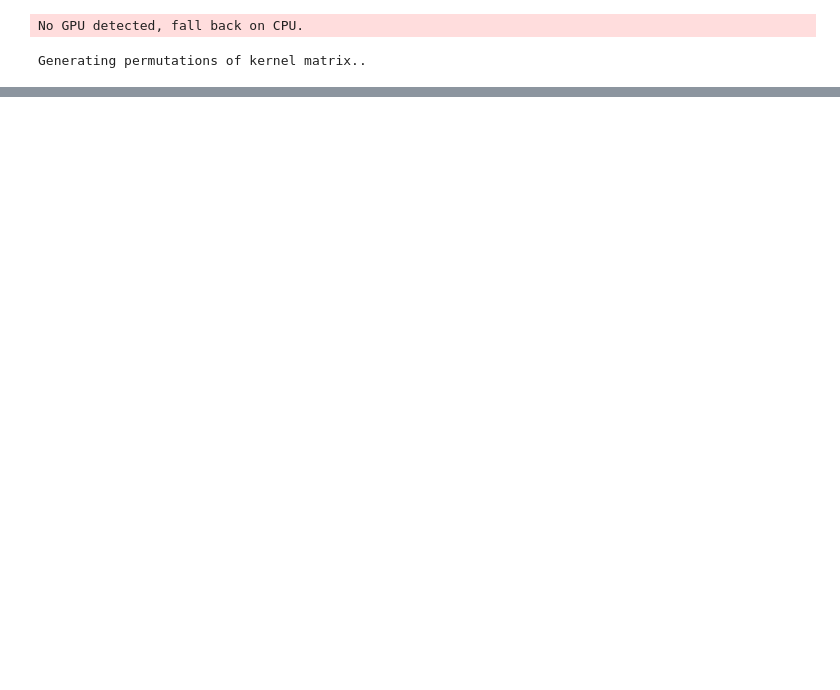
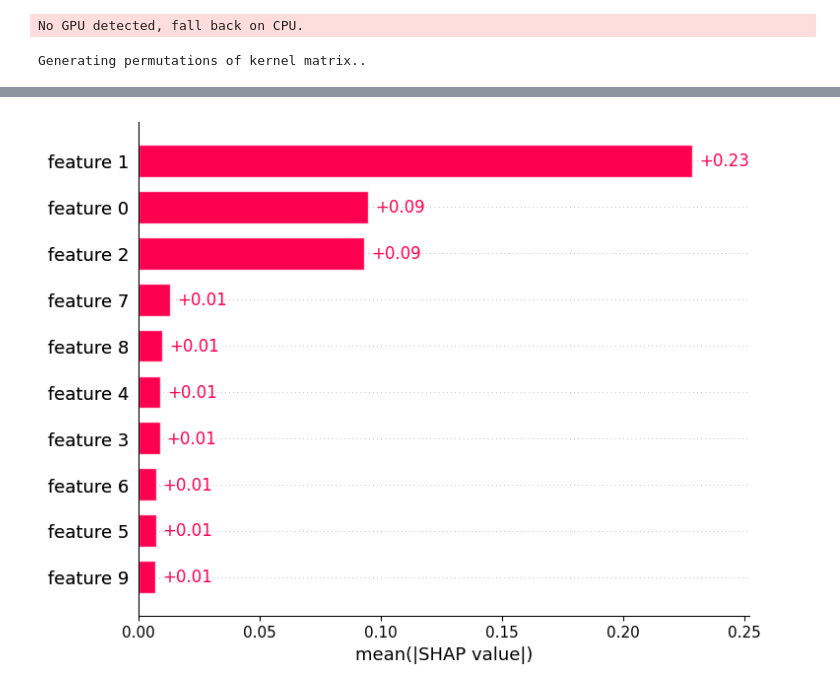
Before and after one commit to maximeLR/mlep, a Jupyter notebook: Chapter03/edition2-alibi-detect-examples/ed2-alibi-detect-ch3.ipynb, the cells around one changed output, grey strips where cells are left out. Saved outputs shown, nothing was run; the diff lists cells and outputs as text; code cells hidden in the pictures; blank space fills up the shorter version.

```diff
--- a/Chapter03/edition2-alibi-detect-examples/ed2-alibi-detect-ch3.ipynb
+++ b/Chapter03/edition2-alibi-detect-examples/ed2-alibi-detect-ch3.ipynb
@@ -183,0 +195,7 @@ AttributeError: 'DataFrame' object has no attribute 'normalize'
+# %%
+explainer = shap.Explainer(rf, X_test)
+shap_values = explainer(X_test)
+# %%
+shap.plots.bar(shap_values[:,:,1])
+# %% [output]
+[figure, added]
```
Also changed, not shown: parts of 39 cells of this notebook, 3 other files.
